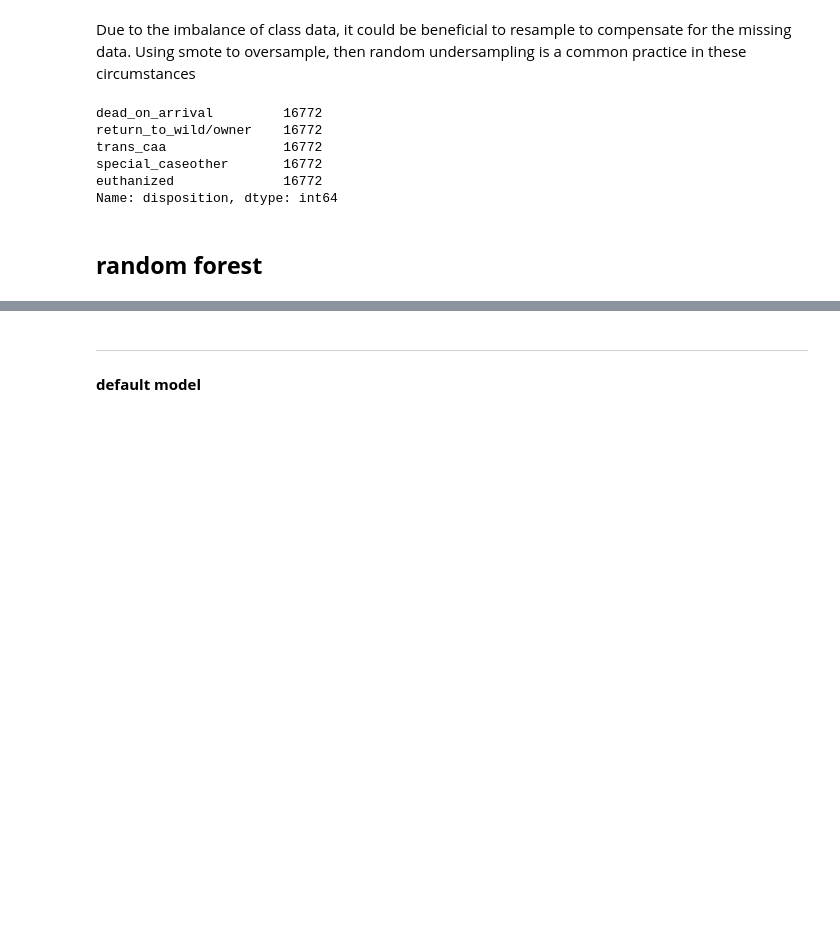
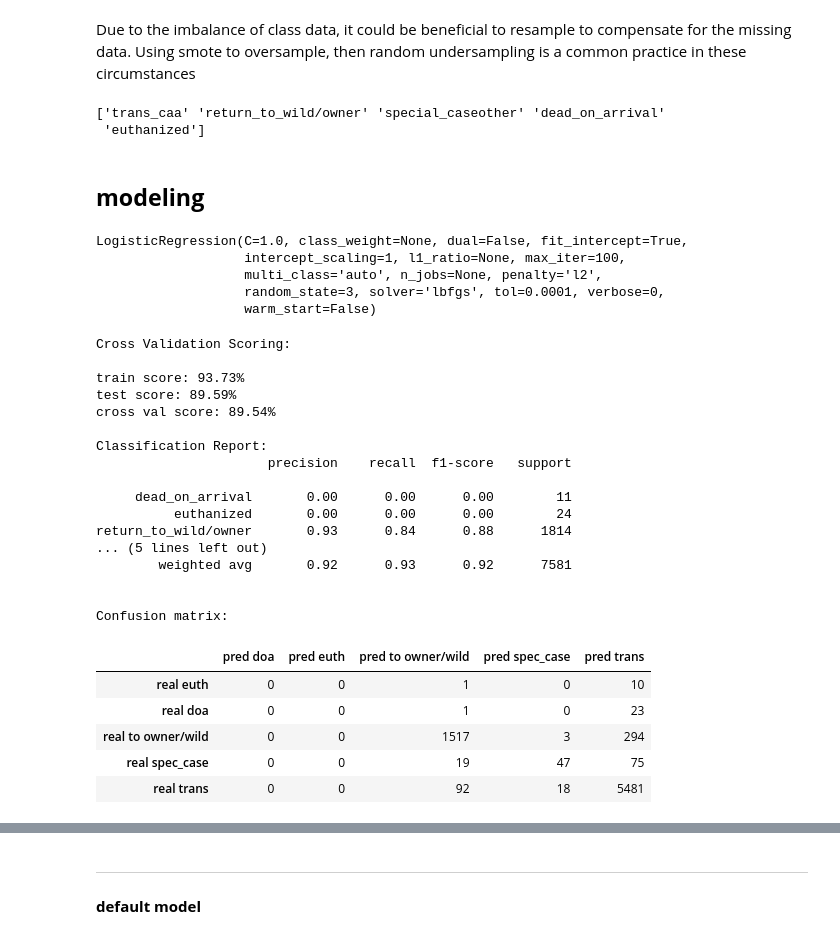
Before and after one commit to janellejolliff/ACRC-Classification, a Jupyter notebook: capstone_part2.ipynb, the cells around one changed output, grey strips where cells are left out. Saved outputs shown, nothing was run; the diff lists cells and outputs as text; code cells hidden in the pictures; blank space fills up the shorter version.

```diff
--- a/capstone_part2.ipynb
+++ b/capstone_part2.ipynb
@@ -137,20 +132,54 @@ for x in y_train.unique():
 # %% [markdown]
 Due to the imbalance of class data, it could be beneficial to resample to compensate for the missing data. Using smote to oversample, then random undersampling is a common practice in these circumstances
 # %%
-over = SMOTE(sampling_strategy='minority')
-under = RandomUnderSampler()
-steps = [('o', over), ('u', under)]
-pipeline = Pipeline(steps=steps)
-# # transform the dataset
-X_train, y_train = pipeline.fit_resample(X_train_d, y_train_d)
+# over = SMOTE(sampling_strategy='not majority', random_state=3)
+# under = RandomUnderSampler(sampling_strategy='not minority', random_state=3)
+# steps = [('o', over), ('u', under)]
+# pipeline = Pipeline(steps=steps)
+# # # transform the dataset
+# X_train, y_train = pipeline.fit_resample(X_train_d, y_train_d)
-# %%
-print (y_train.value_counts())
-# %% [output]
-dead_on_arrival         16772
-return_to_wild/owner    16772
-trans_caa               16772
-special_caseother       16772
-euthanized              16772
-Name: disposition, dtype: int64
-# %% [markdown]
-## __random forest__
+# %%
+print (y_test.unique())
+# %% [output]
+['trans_caa' 'return_to_wild/owner' 'special_caseother' 'dead_on_arrival'
+ 'euthanized']
+# %% [markdown]
+## __modeling__
+# %%
+lr = LogisticRegression(random_state=3)
+lr.fit(X_train, y_train)
+
+# Predict on training set
+predictions = lr.predict(X_test)
+actuals = y_test
+
+model_report(dt_model)
+# %% [output]
+LogisticRegression(C=1.0, class_weight=None, dual=False, fit_intercept=True,
+                   intercept_scaling=1, l1_ratio=None, max_iter=100,
+                   multi_class='auto', n_jobs=None, penalty='l2',
+                   random_state=3, solver='lbfgs', tol=0.0001, verbose=0,
+                   warm_start=False)
+Cross Validation Scoring:
+
+train score: 93.73%
+test score: 89.59%
+cross val score: 89.54%
+
+Classification Report:
+                      precision    recall  f1-score   support
+
+     dead_on_arrival       0.00      0.00      0.00        11
+          euthanized       0.00      0.00      0.00        24
+return_to_wild/owner       0.93      0.84      0.88      1814
+... (5 lines left out)
+        weighted avg       0.92      0.93      0.92      7581
+
+
+Confusion matrix:
+|  | pred doa | pred euth | pred to owner/wild | pred spec_case | pred trans |
+| real euth | 0 | 0 | 1 | 0 | 10 |
+| real doa | 0 | 0 | 1 | 0 | 23 |
+| real to owner/wild | 0 | 0 | 1517 | 3 | 294 |
+| real spec_case | 0 | 0 | 19 | 47 | 75 |
+| real trans | 0 | 0 | 92 | 18 | 5481 |
```
Also changed, not shown: parts of 76 cells of this notebook, 3 other files.
